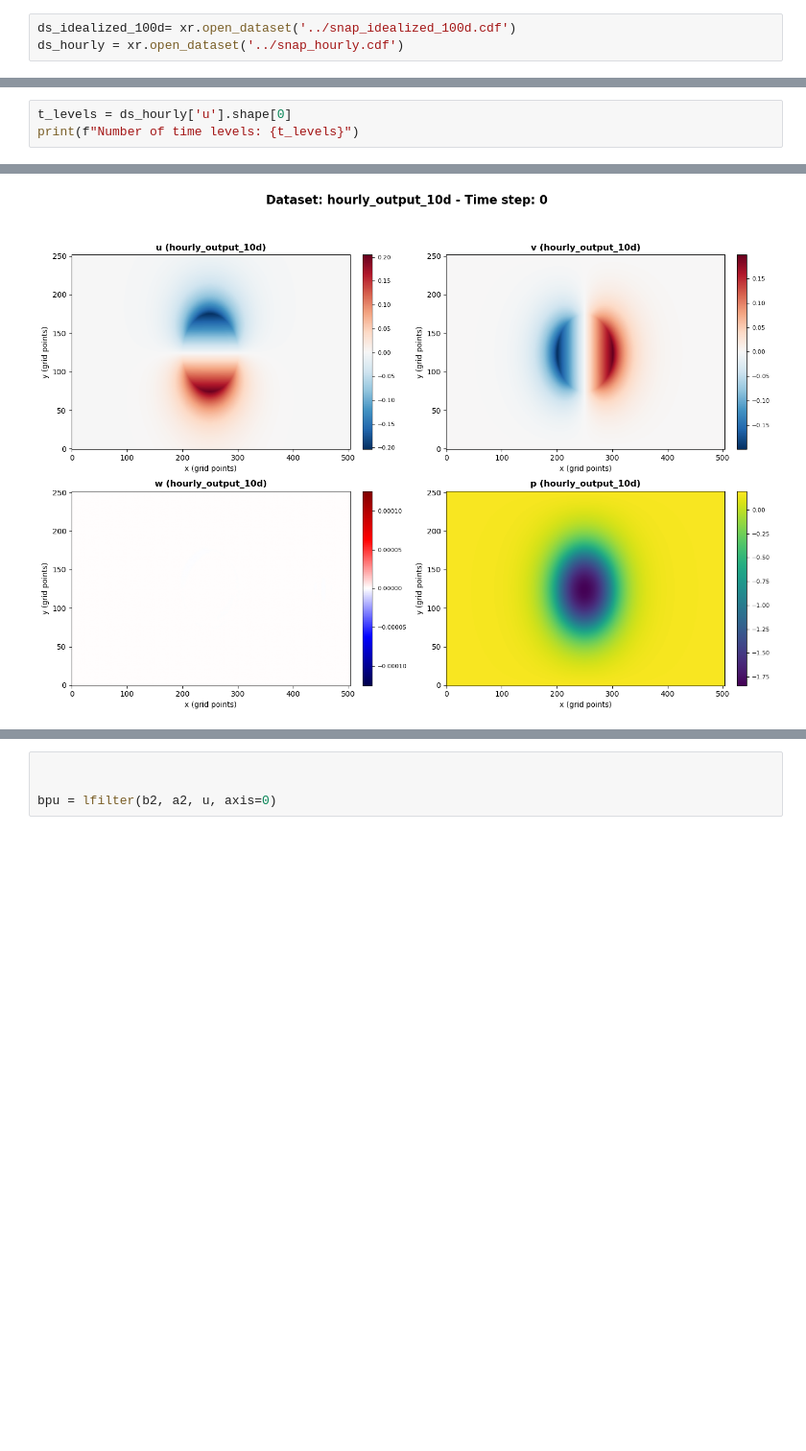
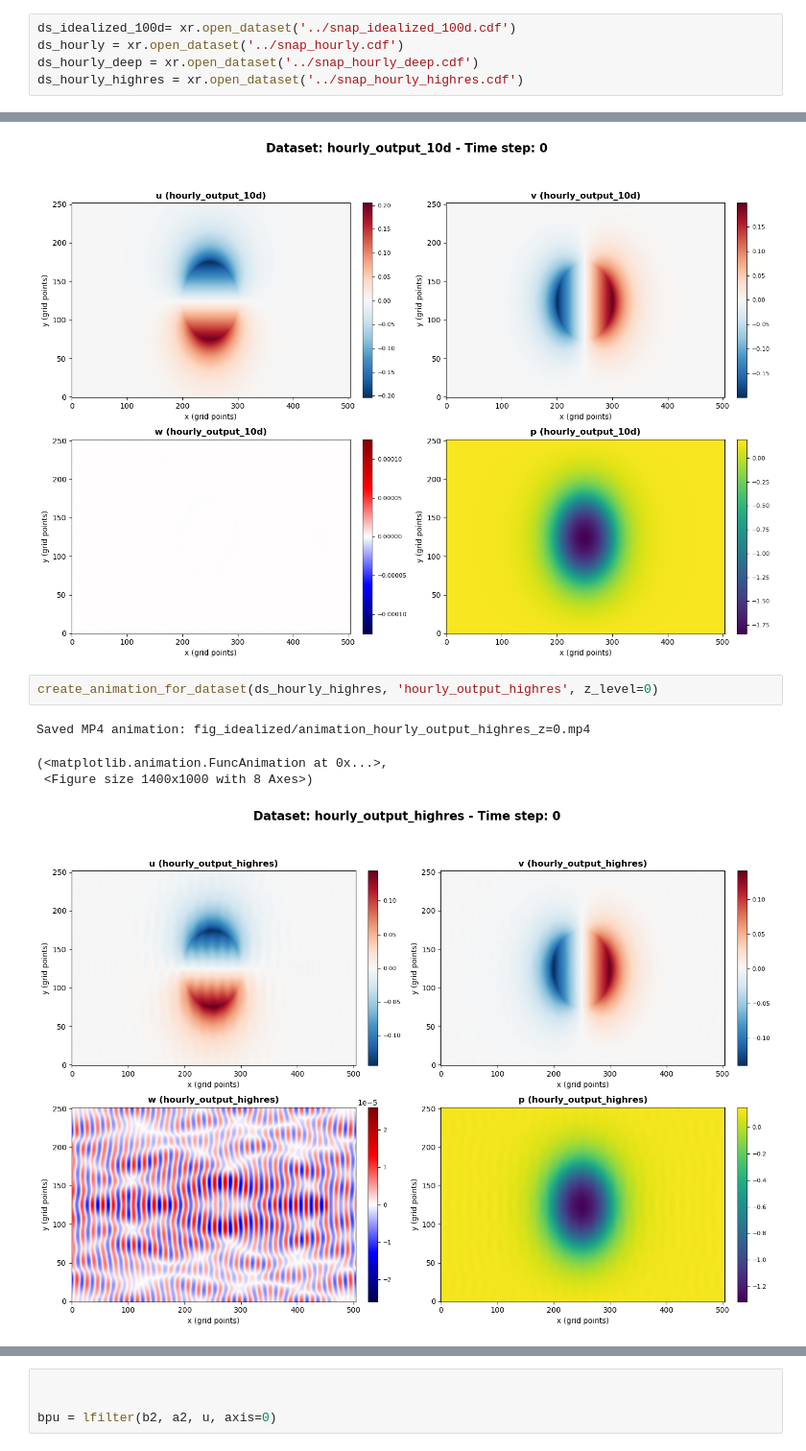
Before and after one commit to BelalAbdelhadi/ps3D, a Jupyter notebook: tide1/analysis/analyse.ipynb, the cells around one changed output, grey strips where cells are left out. Shown at 96% size. Cells and saved outputs as stored; diff of their text form; blank space fills up the shorter version.

```diff
--- a/tide1/analysis/analyse.ipynb
+++ b/tide1/analysis/analyse.ipynb
@@ -11,3 +11,5 @@ import matplotlib.animation as animation
 # %%
 ds_idealized_100d= xr.open_dataset('../snap_idealized_100d.cdf')
 ds_hourly = xr.open_dataset('../snap_hourly.cdf')
+ds_hourly_deep = xr.open_dataset('../snap_hourly_deep.cdf')
+ds_hourly_highres = xr.open_dataset('../snap_hourly_highres.cdf')
@@ -14,3 +17,0 @@ ds_hourly = xr.open_dataset('../snap_hourly.cdf')
-# %%
-t_levels = ds_hourly['u'].shape[0]
-print(f"Number of time levels: {t_levels}")
@@ -161,6 +135,13 @@ Saved MP4 animation: fig_idealized/animation_hourly_output_10d_z=0.mp4
 (<matplotlib.animation.FuncAnimation at 0x...>,
  <Figure size 1400x1000 with 8 Axes>)
 [figure]
+# %%
+create_animation_for_dataset(ds_hourly_highres, 'hourly_output_highres', z_level=0)
+# %% [output]
+Saved MP4 animation: fig_idealized/animation_hourly_output_highres_z=0.mp4
+(<matplotlib.animation.FuncAnimation at 0x...>,
+ <Figure size 1400x1000 with 8 Axes>)
+[figure, added]
 # %%
 # Band pass for internal tides
 from scipy.signal import butter, lfilter
```
Also changed, not shown: parts of 13 cells of this notebook, 39 other files.
